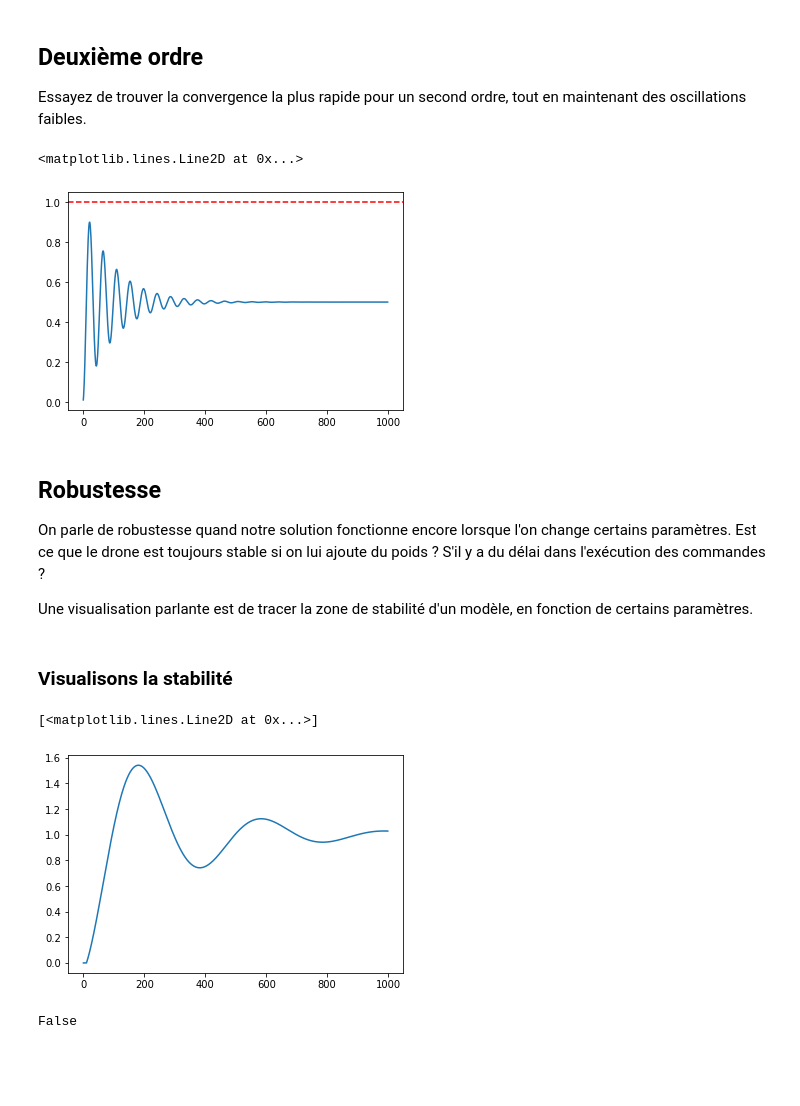
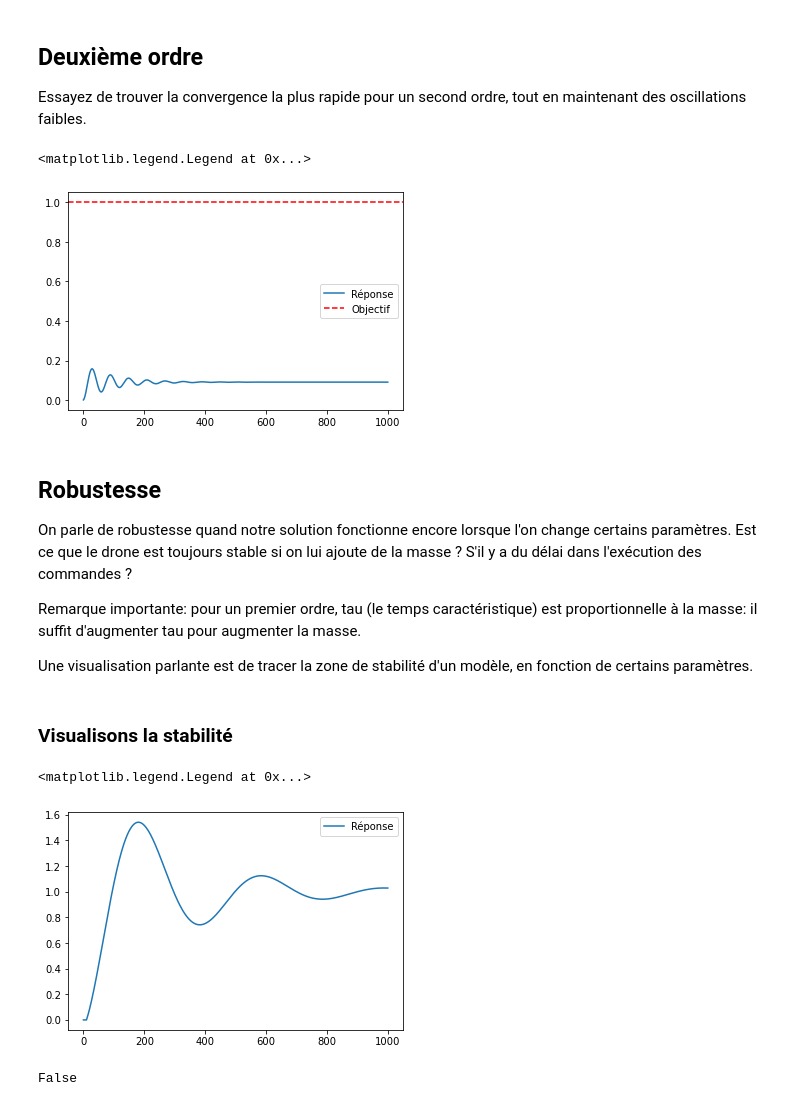
Before and after one commit to GregCornis/PID-presentation, a Jupyter notebook: PID.ipynb, the cells around one changed output. Saved outputs shown, nothing was run; the diff lists cells and outputs as text; code cells hidden in the pictures; blank space fills up the shorter version.

```diff
--- a/PID.ipynb
+++ b/PID.ipynb
@@ -106,15 +108,18 @@ Par exemple en cas de vent, le drone ne va pas converger vers sa position désir
 
 Essayez de trouver la convergence la plus rapide pour un second ordre, tout en maintenant des oscillations faibles.
 # %%
-plt.plot(run_simulation(SecondOrderModel(omega=1, epsilon=0.1), PID(1, 0.0, 0.)))
-plt.axhline(1, color='red', linestyle='--')
+plt.plot(run_simulation(SecondOrderModel(omega=1, epsilon=0.1), PID(0.1, 0, 0)), label="Réponse")
+plt.axhline(1, color='red', linestyle='--', label="Objectif")
+plt.legend()
 # %% [output]
-<matplotlib.lines.Line2D at 0x...>
+<matplotlib.legend.Legend at 0x...>
-[figure, old version]
+[figure, new version]
 # %% [markdown]
 ## Robustesse
 
-On parle de robustesse quand notre solution fonctionne encore lorsque l'on change certains paramètres. Est ce que le drone est toujours stable si on lui ajoute du poids ? S'il y a du délai dans l'exécution des commandes ?
+On parle de robustesse quand notre solution fonctionne encore lorsque l'on change certains paramètres. Est ce que le drone est toujours stable si on lui ajoute de la masse ? S'il y a du délai dans l'exécution des commandes ?
+
+Remarque importante: pour un premier ordre, tau (le temps caractéristique) est proportionnelle à la masse: il suffit d'augmenter tau pour augmenter la masse.
 
 Une visualisation parlante est de tracer la zone de stabilité d'un modèle, en fonction de certains paramètres.
 # %%
@@ -144,10 +149,11 @@ def is_stable(kp, ki, kd, tau, delay):
 # %% [markdown]
 ### Visualisons la stabilité
 # %%
-plt.plot(run_simulation(FirstOrderModelWithDelay(tau=4.2, delay=1.1), PID(3, 0.1, 0)))
+plt.plot(run_simulation(FirstOrderModelWithDelay(tau=4.2, delay=1.1), PID(3, 0.1, 0)),label="Réponse")
+plt.legend()
 # %% [output]
-[<matplotlib.lines.Line2D at 0x...>]
+<matplotlib.legend.Legend at 0x...>
-[figure, old version]
+[figure, new version]
 # %%
 is_stable(3, 0.1, 0, 4.2, 1.1)
 # %% [output]
```
Also changed, not shown: parts of 7 cells of this notebook.
